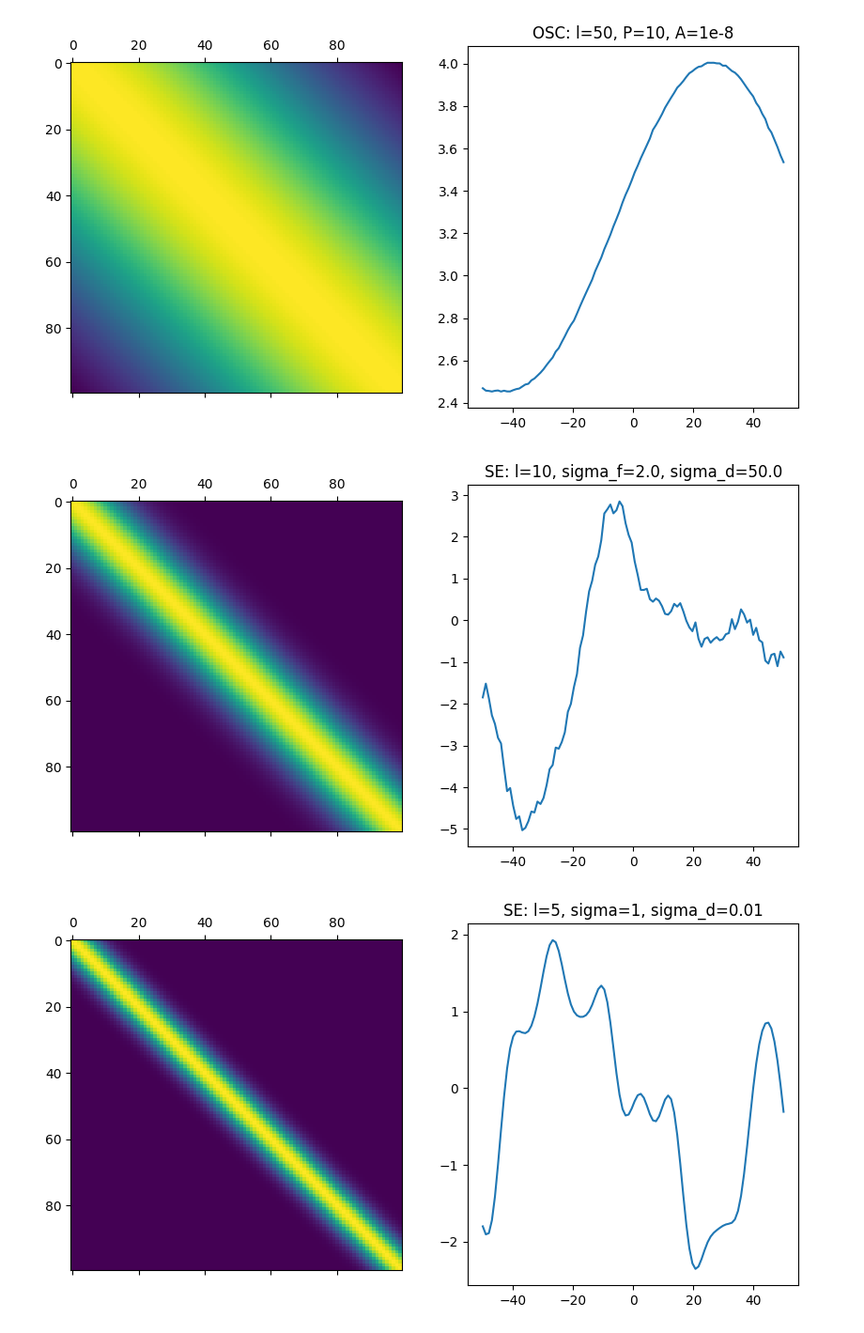
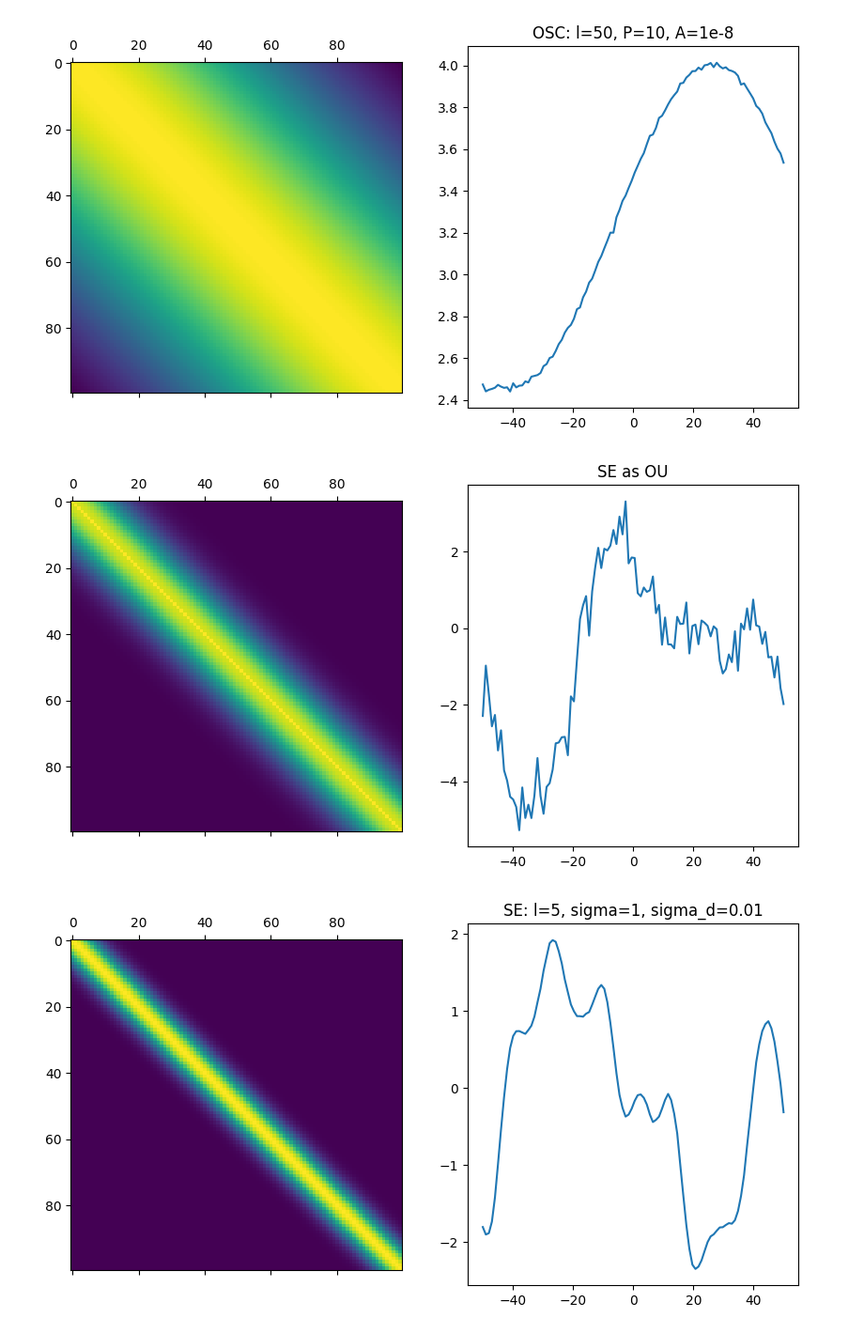
Before and after one commit to kurexi/ml-labs, a Jupyter notebook: GaussianProcess.ipynb, the cells around one changed output. Shown at 94% size. Cells and saved outputs as stored; diff of their text form; code cells hidden in the pictures.

```diff
--- a/GaussianProcess.ipynb
+++ b/GaussianProcess.ipynb
@@ -38,13 +38,16 @@ plt.show()
 # %% [output]
 [figure]
 # %%
-def covariance_matrix(X, kernel_fun, sigma_d=1.0):
+def covariance_matrix(X, kernel_fun, sigma_d=0.01):
   cvx = np.zeros((len(X), len(X)))
   for i in range(len(X)):
     for j in range(len(X)):
       cvx[i, j] = kernel_fun(X[i], X[j])
 
-  return cvx + 1e-5 * np.eye(len(X)) * sigma_d**2
+  true_noise = sigma_d**2 * np.eye(len(X))
+  jitter = 1e-6 * np.eye(len(X))
+
+  return cvx + true_noise + jitter
 
 def k_se(x_m, x_n, sigma=2.0, l=50.0):
   return sigma**2 * np.exp(-(x_m - x_n)**2/2/l**2)
@@ -103,13 +106,14 @@ plt.show()
 # %%
 fig, axis = plt.subplots(1, 2, figsize=(10,5))
 
-se_scaled = covariance_matrix(X, lambda x,y: k_se(x, y, l=10, sigma=2), sigma_d=50)
+se_scaled = covariance_matrix(X, lambda x,y: k_se(x, y, l=10, sigma=2), sigma_d=0.5)
 axis[0].matshow(se_scaled)
 axis[1].plot(X, np.random.multivariate_normal(np.zeros(N), se_scaled))
 axis[1].set_title("SE: l=10, sigma_f=2.0, sigma_d=50.0")
+plt.title("SE as OU")
 plt.show()
 # %% [output]
-[figure, old version]
+[figure, new version]
 # %%
 fig, axis = plt.subplots(1, 2, figsize=(10,5))
 
```
Also changed, not shown: parts of 7 cells of this notebook.
